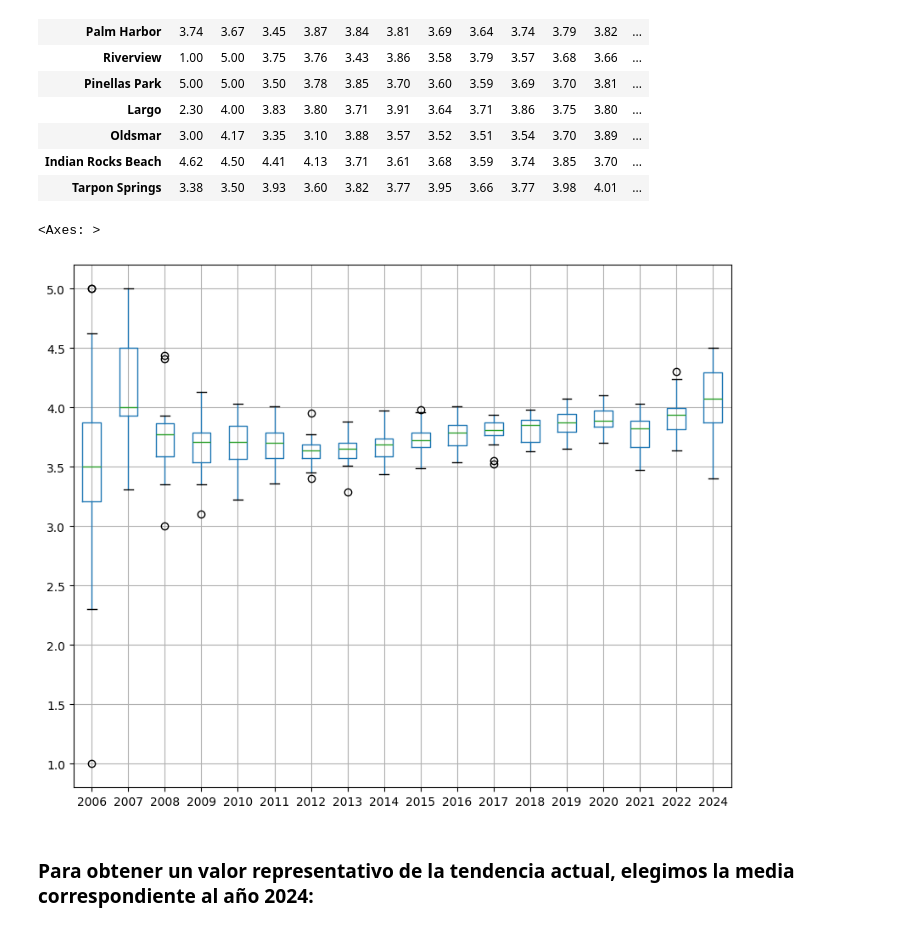
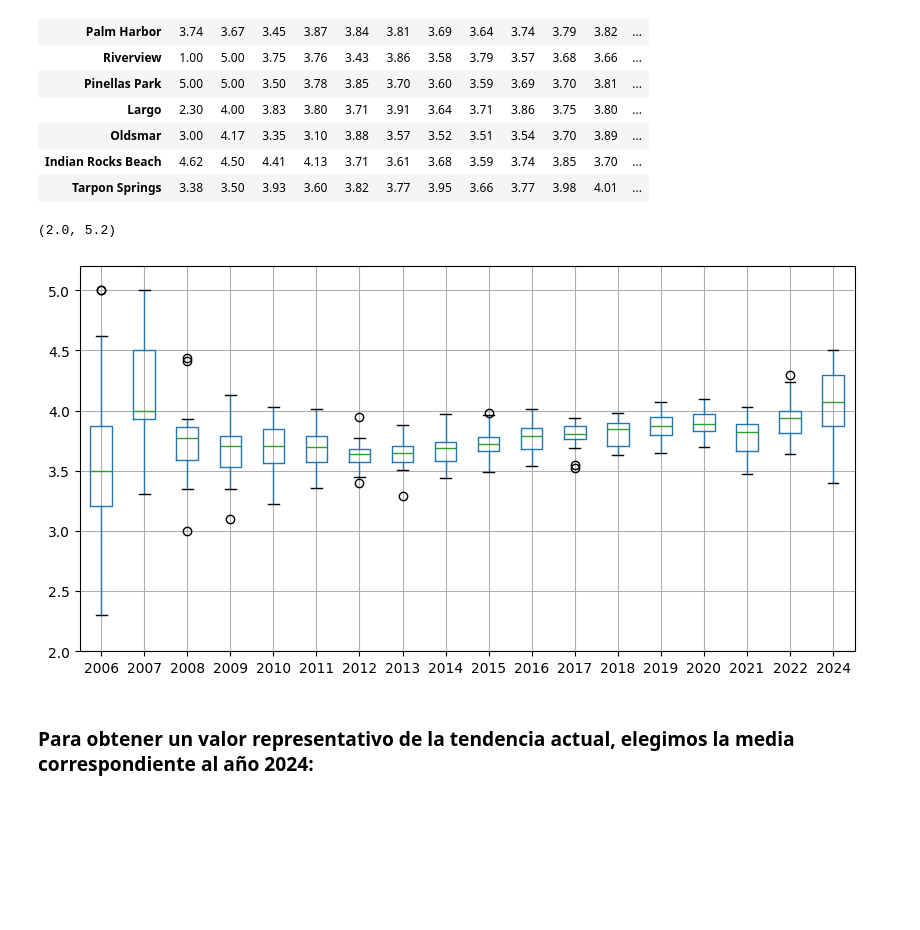
Before and after one commit to MyriamRengifo/proyecto_final, a Jupyter notebook: Data Analysis/EDA_KPI_LuisMata.ipynb, the cells around one changed output. Drawn from its saved outputs; the diff is of its cells as text; code cells hidden in the pictures; blank space fills up the shorter version.

```diff
--- a/Data Analysis/EDA_KPI_LuisMata.ipynb
+++ b/Data Analysis/EDA_KPI_LuisMata.ipynb
@@ -408,10 +408,11 @@ kpi2_df.transpose()
 | Indian Rocks Beach | 4.62 | 4.50 | 4.41 | 4.13 | 3.71 | 3.61 | 3.68 | 3.59 | 3.74 | 3.85 | 3.70 | ... |
 | Tarpon Springs | 3.38 | 3.50 | 3.93 | 3.60 | 3.82 | 3.77 | 3.95 | 3.66 | 3.77 | 3.98 | 4.01 | ... |
 # %%
-kpi2_df.transpose().boxplot(figsize=(10,8))
+kpi2_df.transpose().boxplot(figsize=(10,5))
+plt.ylim(2,)
 # %% [output]
-<Axes: >
+(2.0, 5.2)
-[figure, old version]
+[figure, new version]
 # %% [markdown]
 ### Para obtener un valor representativo de la tendencia actual, elegimos la media correspondiente al año 2024:
 # %%
```
Also changed, not shown: parts of 53 cells of this notebook.
